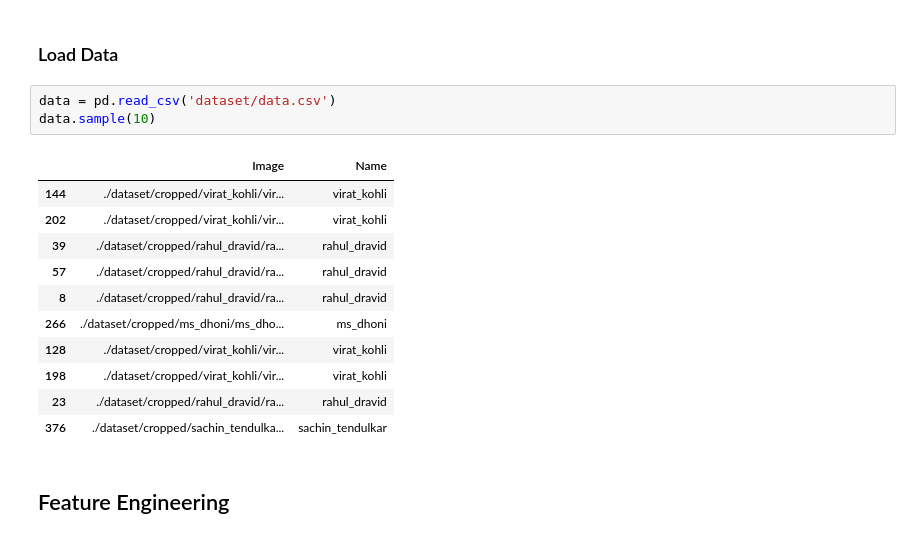
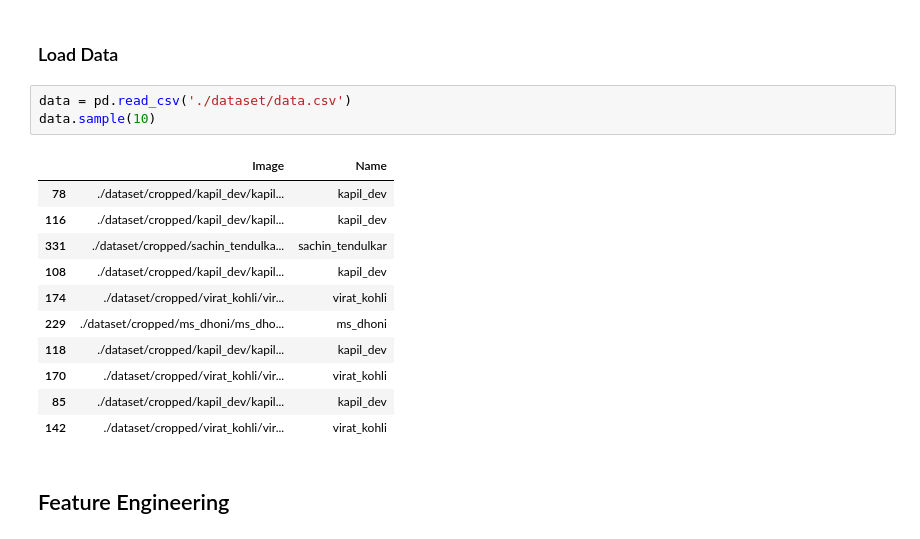
Before and after one commit to dslrsiddesh/Indian-Cricketer-Classifier-Application, a Jupyter notebook: model/model.ipynb, the cells around one changed output. Saved outputs shown, nothing was run; the diff lists cells and outputs as text.

```diff
--- a/model/model.ipynb
+++ b/model/model.ipynb
@@ -7,20 +7,20 @@ import pywt
 # %% [markdown]
 ### Load Data
 # %%
-data = pd.read_csv('dataset/data.csv')
+data = pd.read_csv('./dataset/data.csv')
 data.sample(10)
 # %% [output]
 |  | Image | Name |
-| 144 | ./dataset/cropped/virat_kohli/vir... | virat_kohli |
-| 202 | ./dataset/cropped/virat_kohli/vir... | virat_kohli |
-| 39 | ./dataset/cropped/rahul_dravid/ra... | rahul_dravid |
-| 57 | ./dataset/cropped/rahul_dravid/ra... | rahul_dravid |
-| 8 | ./dataset/cropped/rahul_dravid/ra... | rahul_dravid |
-| 266 | ./dataset/cropped/ms_dhoni/ms_dho... | ms_dhoni |
-| 128 | ./dataset/cropped/virat_kohli/vir... | virat_kohli |
-| 198 | ./dataset/cropped/virat_kohli/vir... | virat_kohli |
-| 23 | ./dataset/cropped/rahul_dravid/ra... | rahul_dravid |
-| 376 | ./dataset/cropped/sachin_tendulka... | sachin_tendulkar |
+| 78 | ./dataset/cropped/kapil_dev/kapil... | kapil_dev |
+| 116 | ./dataset/cropped/kapil_dev/kapil... | kapil_dev |
+| 331 | ./dataset/cropped/sachin_tendulka... | sachin_tendulkar |
+| 108 | ./dataset/cropped/kapil_dev/kapil... | kapil_dev |
+| 174 | ./dataset/cropped/virat_kohli/vir... | virat_kohli |
+| 229 | ./dataset/cropped/ms_dhoni/ms_dho... | ms_dhoni |
+| 118 | ./dataset/cropped/kapil_dev/kapil... | kapil_dev |
+| 170 | ./dataset/cropped/virat_kohli/vir... | virat_kohli |
+| 85 | ./dataset/cropped/kapil_dev/kapil... | kapil_dev |
+| 142 | ./dataset/cropped/virat_kohli/vir... | virat_kohli |
 # %% [markdown]
 ## Feature Engineering
 # %% [markdown]
```
Also changed, not shown: parts of 3 cells of this notebook, 9 other files.
